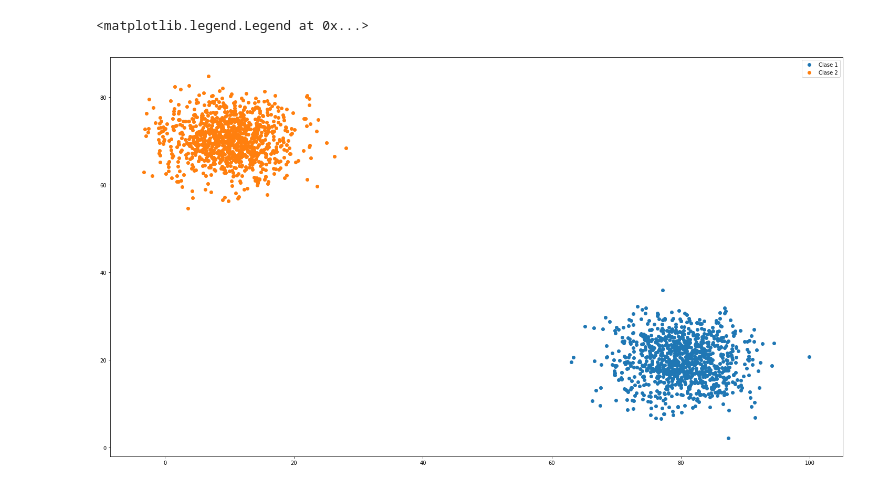
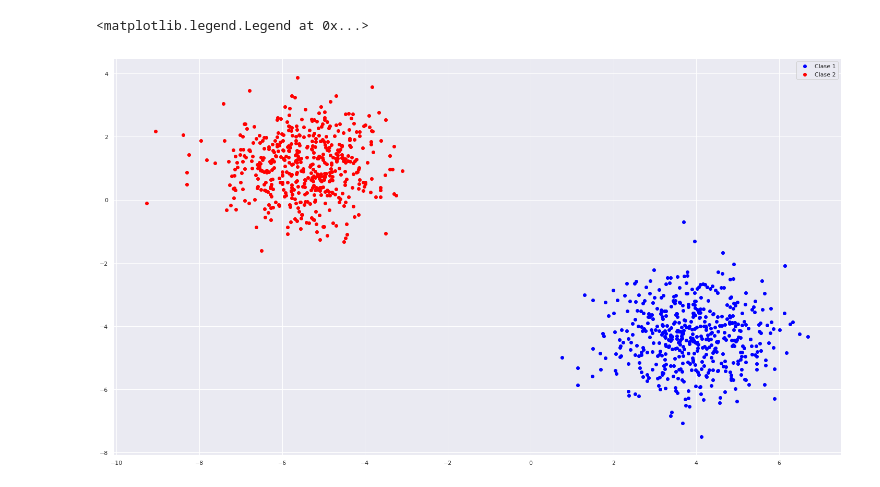
Before and after one commit to edwinb-ai/intelicompu, a Jupyter notebook: clasificacion/clasificador_euclidiano.ipynb, the cells around one changed output. Saved outputs shown, nothing was run; the diff lists cells and outputs as text; code cells hidden in the pictures.

```diff
--- a/clasificacion/clasificador_euclidiano.ipynb
+++ b/clasificacion/clasificador_euclidiano.ipynb
@@ -4,3 +0,0 @@ Clasificador Euclidiano
-# %%
-%pylab inline
-pylab.rcParams['figure.figsize'] = (25, 14)
@@ -15,0 +72,16 @@ y_2 = random.normal(70.0, 5.0, 1000)
+# %%
+# Ajustar tamaño de las figuras
+import matplotlib
+matplotlib.rcParams["figure.figsize"] = (25, 14)
+
+# Importar las demás librerías
+import matplotlib.pyplot as plt
+import numpy as np
+import seaborn as sns
+from sklearn.datasets import make_blobs
+from sklearn.model_selection import train_test_split
+from sklearn.metrics import classification_report
+from sklearn.discriminant_analysis import LinearDiscriminantAnalysis
+
+# Definir el conjunto de colores de Seaborn
+sns.set()
@@ -16,8 +101,17 @@ y_2 = random.normal(70.0, 5.0, 1000)
+# %%
+# Paso 1.
+# Crear un conjunto de datos con dos clases linealmente separables
+X, y = make_blobs(n_samples=1000, centers=2, random_state=123)
+# Encontrar las clases únicas generadas
+etiquetas_clases = list(set(y))
+# Definir los dos conjuntos según estas clases
+X_1 = X[y == etiquetas_clases[0]]
+X_2 = X[y == etiquetas_clases[1]]
 # %%
-# Grafica estos datos
-scatter(x_1, y_1, label="Clase 1")
-scatter(x_2, y_2, label="Clase 2")
-legend(loc="best")
+# Graficar los datos encontrados
+plt.scatter(X_1[:, 0], X_1[:, 1], color="blue", label="Clase 1")
+plt.scatter(X_2[:, 0], X_2[:, 1], color="red", label="Clase 2")
+plt.legend(loc="best")
 # %% [output]
 <matplotlib.legend.Legend at 0x...>
-[figure, old version]
+[figure, new version]
```
Also changed, not shown: parts of 31 cells of this notebook, 1 other file.
